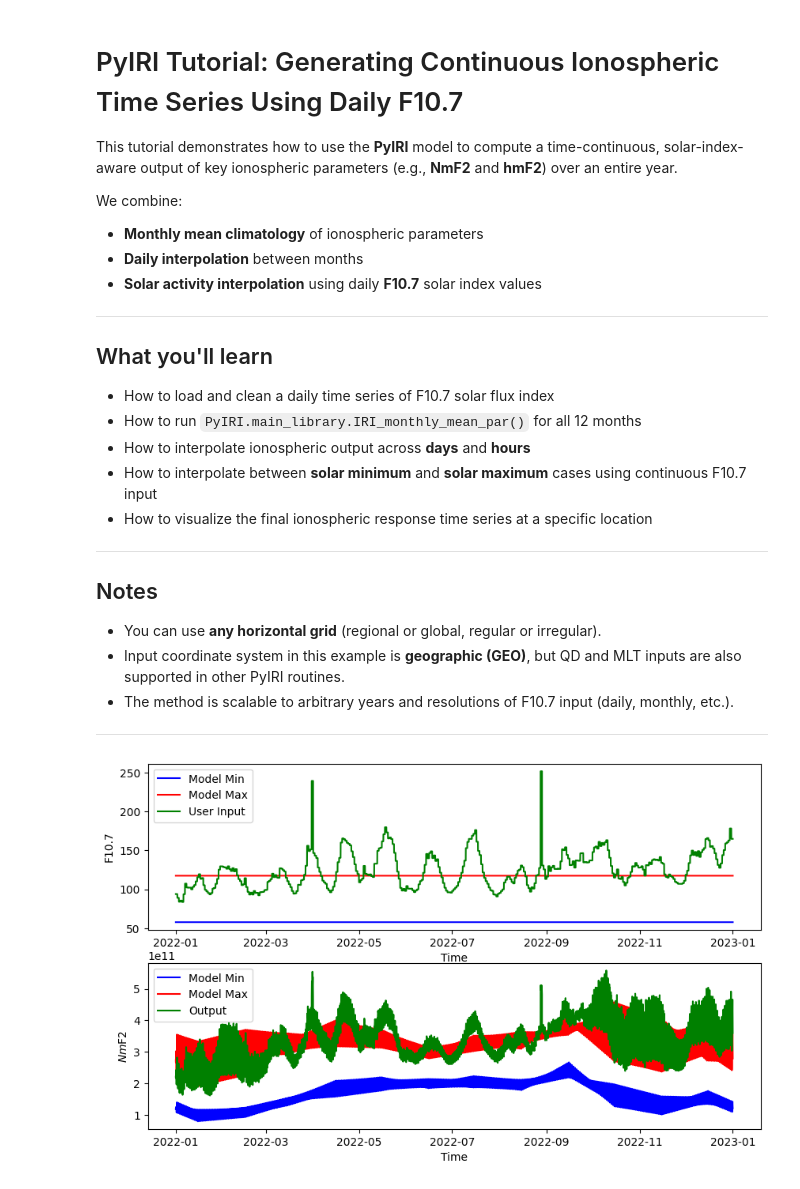
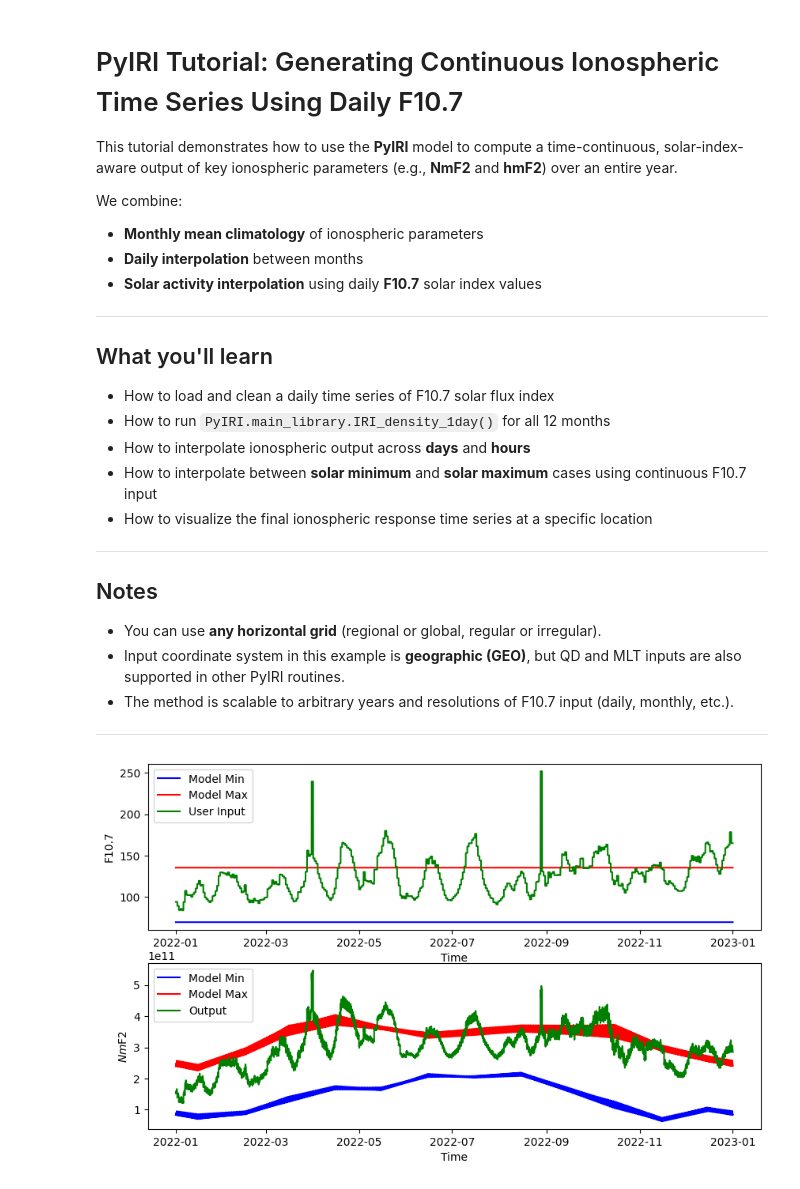
Before and after one commit to victoriyaforsythe/PyIRI, a Jupyter notebook: docs/tutorials/PyIRI_year_run.ipynb, the cells around one changed output. Saved outputs shown, nothing was run; the diff lists cells and outputs as text; code cells hidden in the pictures.

```diff
--- a/docs/tutorials/PyIRI_year_run.ipynb
+++ b/docs/tutorials/PyIRI_year_run.ipynb
@@ -14,7 +14,7 @@ We combine:
 ## What you'll learn
 
 - How to load and clean a daily time series of F10.7 solar flux index
-- How to run `PyIRI.main_library.IRI_monthly_mean_par()` for all 12 months
+- How to run `PyIRI.main_library.IRI_density_1day()` for all 12 months
 - How to interpolate ionospheric output across **days** and **hours**
 - How to interpolate between **solar minimum** and **solar maximum** cases using continuous F10.7 input
 - How to visualize the final ionospheric response time series at a specific location
@@ -88,22 +88,35 @@ ccir_or_ursi = 0  # 0=CCIR, 1=URSI
 # ----------------------------------------
 # Run PyIRI (Spherical Harmonics version) for all 12 months
 # ----------------------------------------
-foF2_coeff = 'CCIR'
+foF2_coeff = 'URSI'
 hmF2_model = 'SHU2015'
 coord = 'GEO'
 coeff_dir = None
+F107_min = ml.IG12_2_F107(0)
+F107_max = ml.IG12_2_F107(100)
+aalt = 0
 
 for imonth in range(12):
     month = imonth + 1
-    f2, f1, e_peak, sun, mag = sh.IRI_monthly_mean_par(
-        year, month, aUT, alon, alat,
+    f2_min, f1_min, e_min, es_min, sun, ma, edp_min = sh.IRI_density_1day(
+        year, month, 15, aUT, alon, alat, aalt, F107_min,
         coeff_dir=coeff_dir,
         foF2_coeff=foF2_coeff,
         hmF2_model=hmF2_model,
         coord=coord
     )
-    NmF2[imonth] = f2['Nm']
-    hmF2[imonth] = f2['hm']
+    NmF2[imonth, :, :, 0] = f2_min['Nm']
+    hmF2[imonth, :, :, 0] = f2_min['hm']
+
+    f2_max, f1_max, e_max, es_max, sun, mag, edp_max = sh.IRI_density_1day(
+        year, month, 15, aUT, alon, alat, aalt, F107_max,
+        coeff_dir=coeff_dir,
+        foF2_coeff=foF2_coeff,
+        hmF2_model=hmF2_model,
+        coord=coord
+    )
+    NmF2[imonth, :, :, 1] = f2_max['Nm']
+    hmF2[imonth, :, :, 1] = f2_max['hm']
 
 # ------------------------------
 # Interpolate daily values between months
@@ -137,34 +150,31 @@ hmF2_solar = np.swapaxes(hmF2_solar, 0, 1)
 
 # ------------------------------
 # Visualization: time series at one grid location
 # ------------------------------
-F107_min = ml.IG12_2_F107(0)
-F107_max = ml.IG12_2_F107(100)
-
 fig, ax = plt.subplots(2, 1, figsize=(10, 6))
 
 ax_plot = ax[0]
 ax_plot.set_xlabel('Time')
 ax_plot.set_ylabel('F10.7')
 
 t1 = 0
 t2 = timearray.size
 iloc = 90
 ax_plot.plot(timearray[t1:t2], np.full(timearray[t1:t2].size, F107_min), c='blue', label='Model Min')
 ax_plot.plot(timearray[t1:t2], np.full(timearray[t1:t2].size, F107_max), c='red', label='Model Max')
 ax_plot.plot(timearray[t1:t2], F107.iloc[t1:t2], c='green', label='User Input')
 ax_plot.legend(loc='upper left', prop={'size': 10})
 
 ax_plot = ax[1]
 ax_plot.set_xlabel('Time')
 ax_plot.set_ylabel('$Nm$F2')
 ax_plot.plot(timearray[t1:t2], NmF2_days[t1:t2, iloc, 0], c='blue', label='Model Min')
 ax_plot.plot(timearray[t1:t2], NmF2_days[t1:t2, iloc, 1], c='red', label='Model Max')
 ax_plot.plot(timearray[t1:t2], NmF2_solar[t1:t2, iloc], c='green', label='Output')
 ax_plot.legend(loc='upper left', prop={'size': 10})
 
 # Save figure
 plot_dir = '../figures/'
 plt.savefig(plot_dir + 'PyIRI_Continuous_Time_Series.png', format='png', bbox_inches='tight')
 # %% [output]
-[figure, old version]
+[figure, new version]
```
Also changed, not shown: 29 other files.
